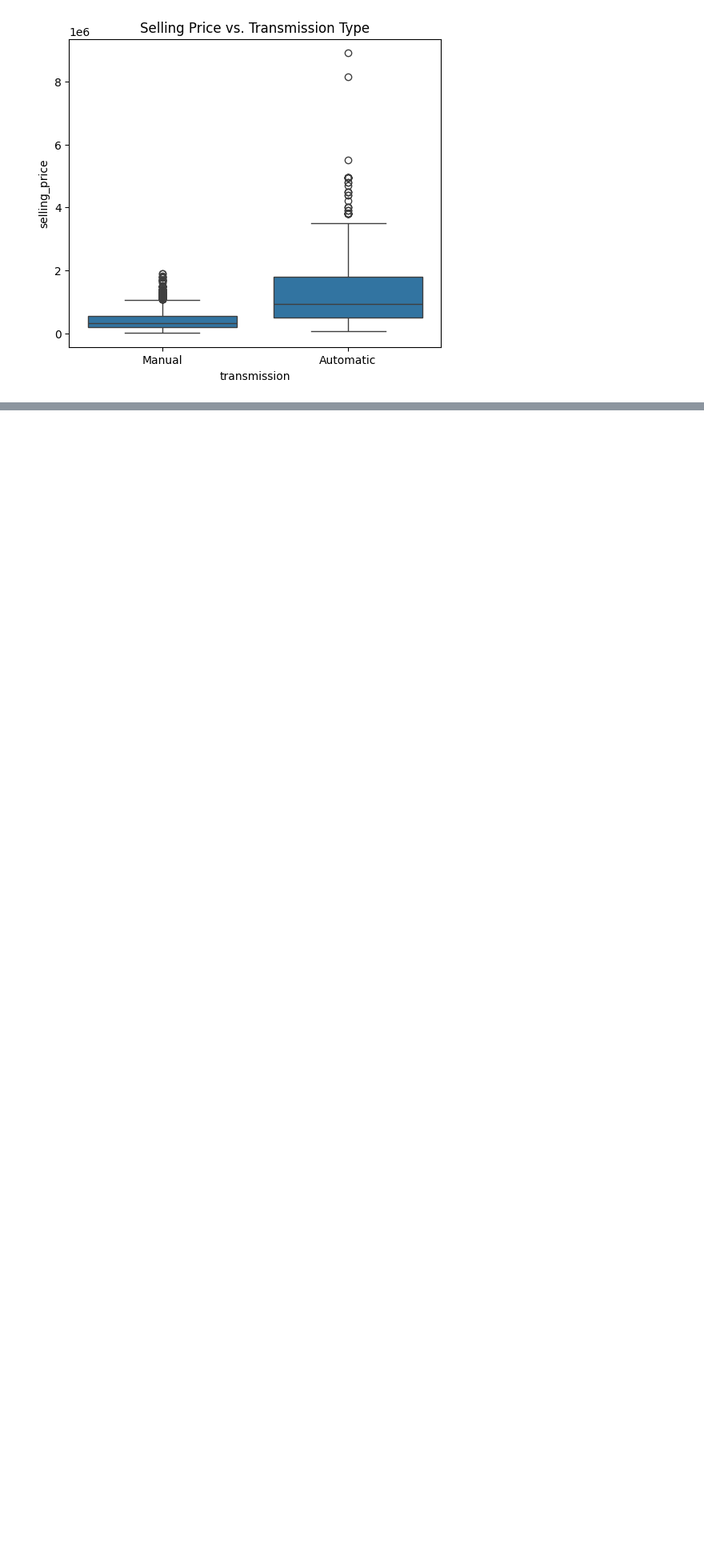
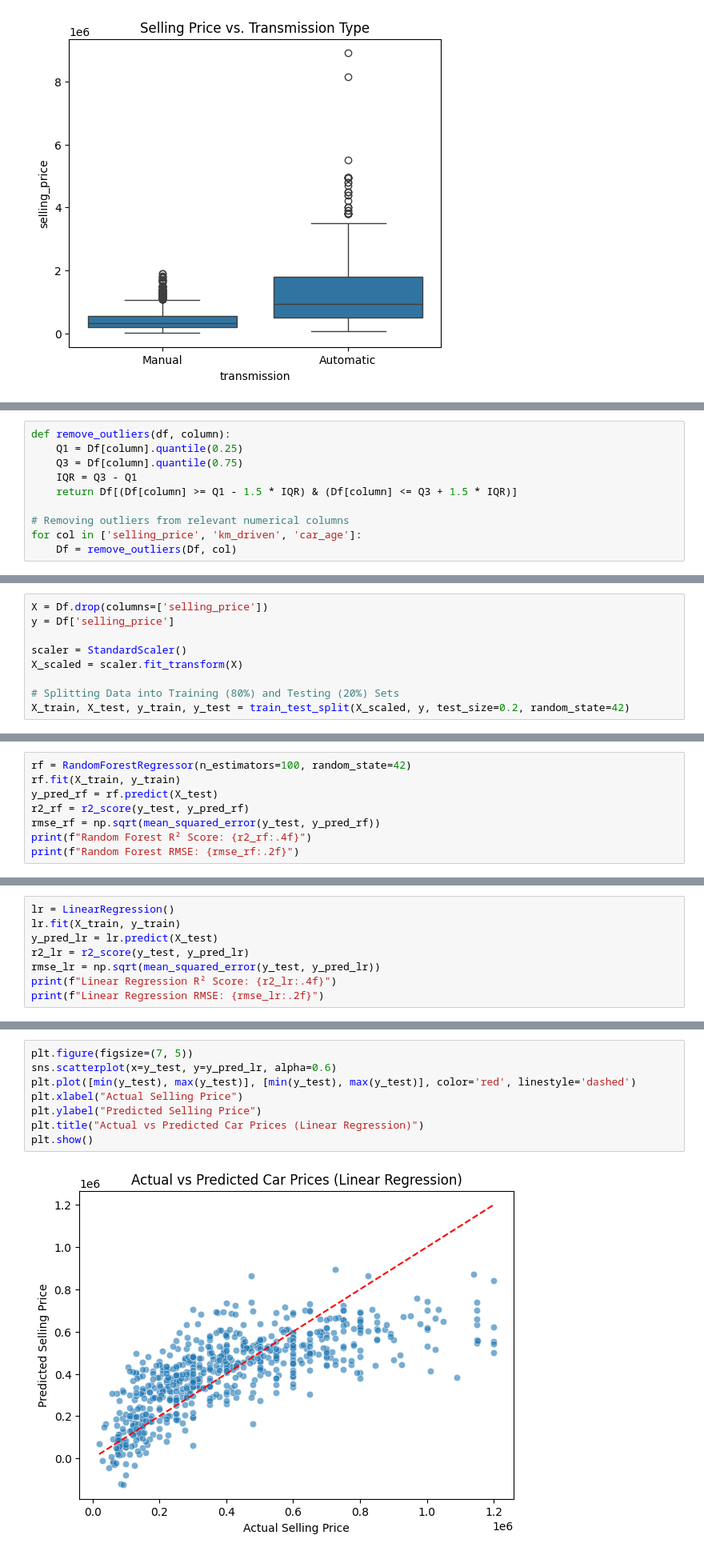
Before and after one commit to phoenix1803/GeekRoom_AI-ML-2025-26, a Jupyter notebook: revision-task/GR_revisiontask_Diya.ipynb, the cells around one changed output, grey strips where cells are left out. Shown at 80% size. Cells and saved outputs as stored; diff of their text form; blank space fills up the shorter version.

```diff
--- a/revision-task/GR_revisiontask_Diya.ipynb
+++ b/revision-task/GR_revisiontask_Diya.ipynb
@@ -349,0 +409,10 @@ plt.show()
+# %%
+def remove_outliers(df, column):
+    Q1 = Df[column].quantile(0.25)
+    Q3 = Df[column].quantile(0.75)
+    IQR = Q3 - Q1
+    return Df[(Df[column] >= Q1 - 1.5 * IQR) & (Df[column] <= Q3 + 1.5 * IQR)]
+
+# Removing outliers from relevant numerical columns
+for col in ['selling_price', 'km_driven', 'car_age']:
+    Df = remove_outliers(Df, col)
@@ -349,0 +421,9 @@ plt.show()
+# %%
+X = Df.drop(columns=['selling_price'])
+y = Df['selling_price']
+
+scaler = StandardScaler()
+X_scaled = scaler.fit_transform(X)
+
+# Splitting Data into Training (80%) and Testing (20%) Sets
+X_train, X_test, y_train, y_test = train_test_split(X_scaled, y, test_size=0.2, random_state=42)
@@ -349,0 +432,8 @@ plt.show()
+# %%
+rf = RandomForestRegressor(n_estimators=100, random_state=42)
+rf.fit(X_train, y_train)
+y_pred_rf = rf.predict(X_test)
+r2_rf = r2_score(y_test, y_pred_rf)
+rmse_rf = np.sqrt(mean_squared_error(y_test, y_pred_rf))
+print(f"Random Forest R² Score: {r2_rf:.4f}")
+print(f"Random Forest RMSE: {rmse_rf:.2f}")
@@ -349,0 +445,8 @@ plt.show()
+# %%
+lr = LinearRegression()
+lr.fit(X_train, y_train)
+y_pred_lr = lr.predict(X_test)
+r2_lr = r2_score(y_test, y_pred_lr)
+rmse_lr = np.sqrt(mean_squared_error(y_test, y_pred_lr))
+print(f"Linear Regression R² Score: {r2_lr:.4f}")
+print(f"Linear Regression RMSE: {rmse_lr:.2f}")
@@ -349,0 +458,10 @@ plt.show()
+# %%
+plt.figure(figsize=(7, 5))
+sns.scatterplot(x=y_test, y=y_pred_lr, alpha=0.6)
+plt.plot([min(y_test), max(y_test)], [min(y_test), max(y_test)], color='red', linestyle='dashed')
+plt.xlabel("Actual Selling Price")
+plt.ylabel("Predicted Selling Price")
+plt.title("Actual vs Predicted Car Prices (Linear Regression)")
+plt.show()
+# %% [output]
+[figure, added]
```
Also changed, not shown: parts of 20 cells of this notebook.
